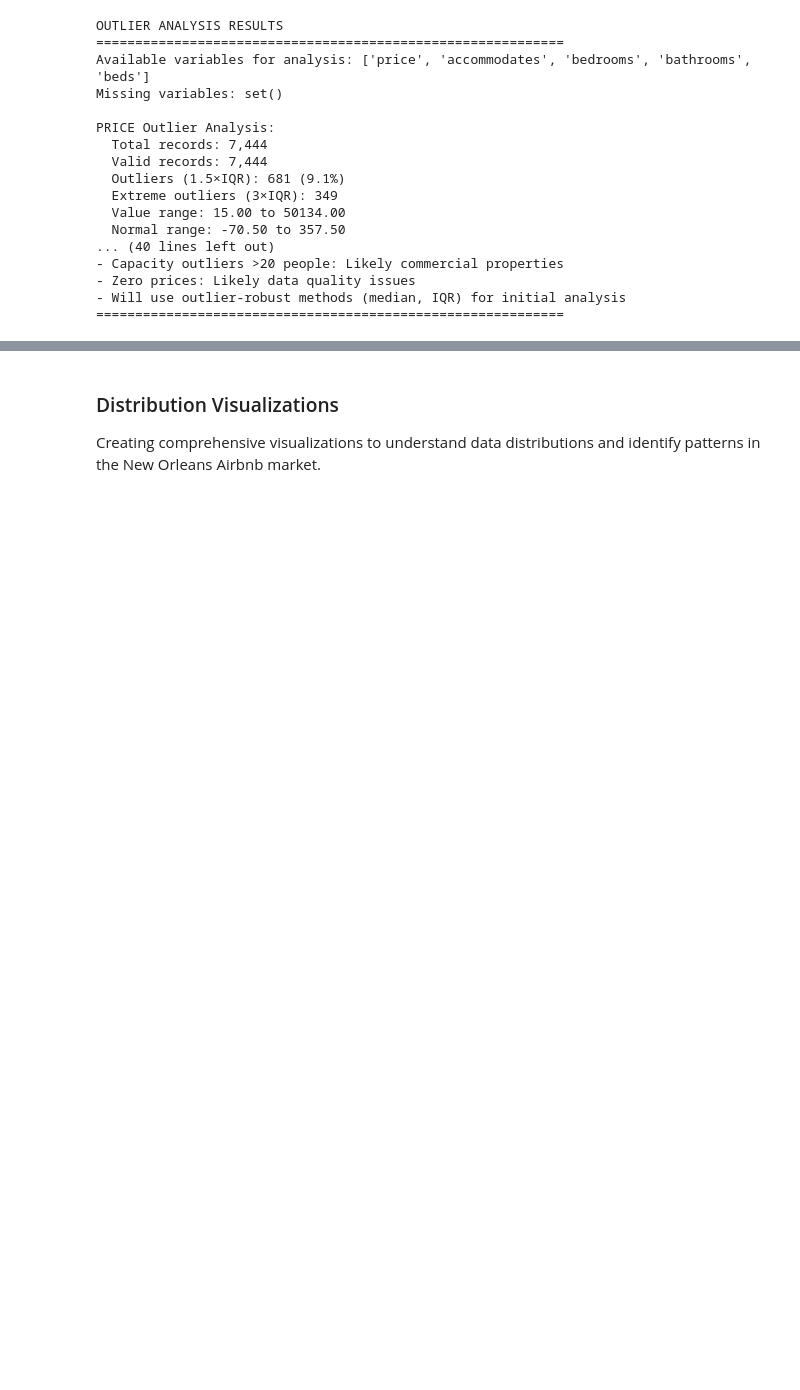
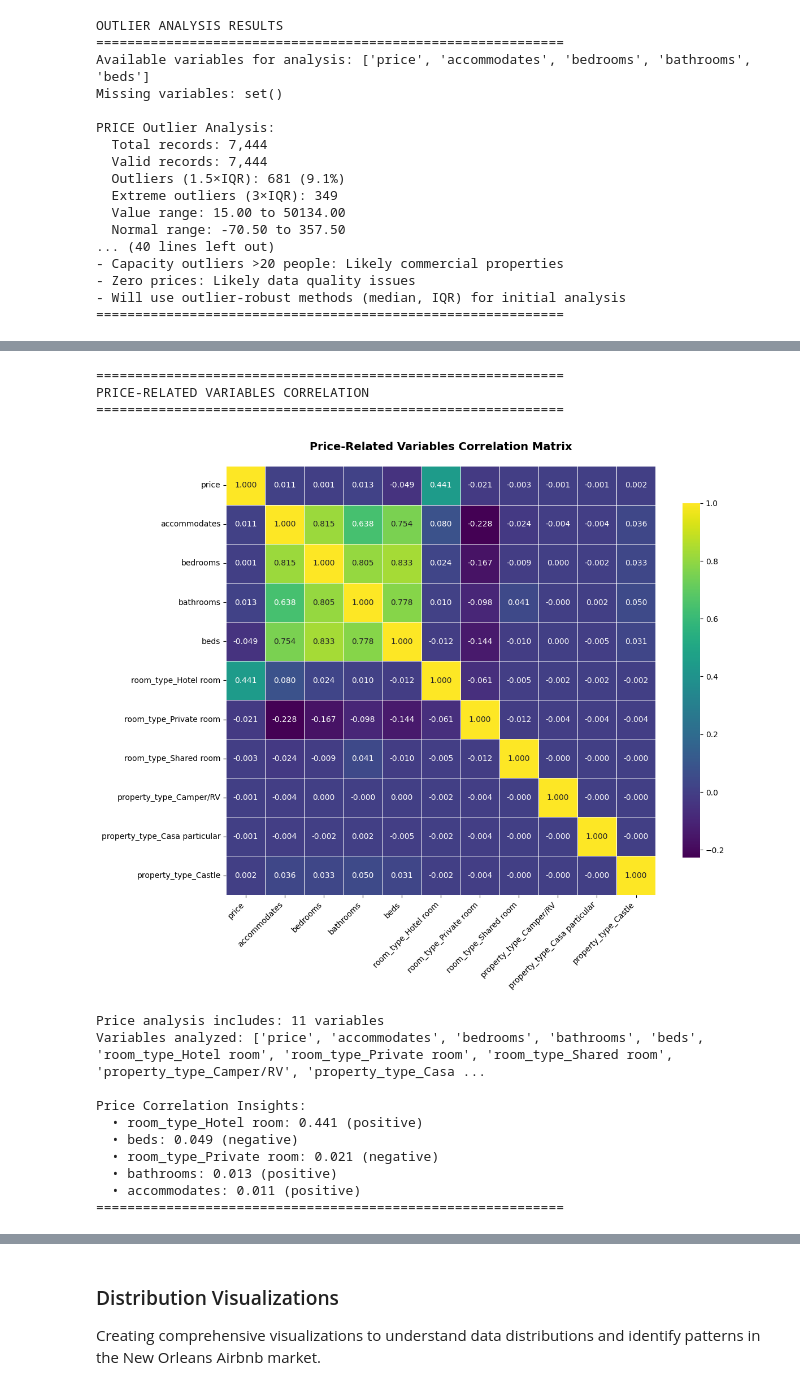
Before and after one commit to Trademark2004/AI-Applications-Project, a Jupyter notebook: Final_Project_661.ipynb, the cells around one changed output, grey strips where cells are left out. Drawn from its saved outputs; the diff is of its cells as text; code cells hidden in the pictures; blank space fills up the shorter version.

```diff
--- a/Final_Project_661.ipynb
+++ b/Final_Project_661.ipynb
@@ -605,0 +1061,66 @@ No numerical correlations to display for reviews dataset (only ID columns)
+# %%
+# 3. PRICE-FOCUSED CORRELATION ANALYSIS
+# Detailed analysis of factors affecting pricing
+
+print("="*60)
+print("PRICE-RELATED VARIABLES CORRELATION")
+print("="*60)
+
+if 'price' in analysis_df.columns:
+    # Select price-related variables for detailed analysis
+    price_related = ['price', 'accommodates', 'bedrooms', 'bathrooms', 'beds']
+    # Add room type and property type dummies if available
+    room_dummies = [col for col in analysis_df.columns if 'room_type_' in col]
+    prop_dummies = [col for col in analysis_df.columns if 'property_type_' in col]
+
+    price_analysis_cols = price_related + room_dummies[:3] + prop_dummies[:3]
+    price_analysis_cols = [col for col in price_analysis_cols if col in analysis_df.columns]
+
+    if len(price_analysis_cols) >= 3:
+        price_corr = analysis_df[price_analysis_cols].corr()
+
+        # Create individual price correlation heatmap
+        plt.figure(figsize=(12, 10))
+
+        sns.heatmap(price_corr, annot=True, fmt='.3f', cmap='viridis',
+                    square=True, cbar_kws={"shrink": .8}, linewidths=0.5)
+
+        plt.title('Price-Related Variables Correlation Matrix', fontsize=14, fontweight='bold', pad=20)
+        plt.xticks(rotation=45, ha='right')
+        plt.yticks(rotation=0)
+        plt.tight_layout()
+        plt.show()
+
+        print(f"Price analysis includes: {len(price_analysis_cols)} variables")
+        print(f"Variables analyzed: {price_analysis_cols}")
+
+        # Detailed price correlation insights
+        print(f"\nPrice Correlation Insights:")
+        price_correlations = price_corr['price'].abs().sort_values(ascending=False)
+        for var, corr in price_correlations.head(6).items():
+            if var != 'price':
+                direction = "positive" if price_corr.loc['price', var] > 0 else "negative"
+                print(f"  • {var}: {corr:.3f} ({direction})")
+
+    else:
+        print("⚠ Insufficient price-related variables for analysis")
+        print(f"Available variables: {price_analysis_cols}")
+else:
+    print("⚠ Price data not available for correlation analysis")
+
+print("="*60)
+# %% [output]
+============================================================
+PRICE-RELATED VARIABLES CORRELATION
+============================================================
+[figure, added]
+Price analysis includes: 11 variables
+Variables analyzed: ['price', 'accommodates', 'bedrooms', 'bathrooms', 'beds', 'room_type_Hotel room', 'room_type_Private room', 'room_type_Shared room', 'property_type_Camper/RV', 'property_type_Casa ...
+
+Price Correlation Insights:
+  • room_type_Hotel room: 0.441 (positive)
+  • beds: 0.049 (negative)
+  • room_type_Private room: 0.021 (negative)
+  • bathrooms: 0.013 (positive)
+  • accommodates: 0.011 (positive)
+============================================================
```
Also changed, not shown: parts of 34 cells of this notebook, 1 other file.
